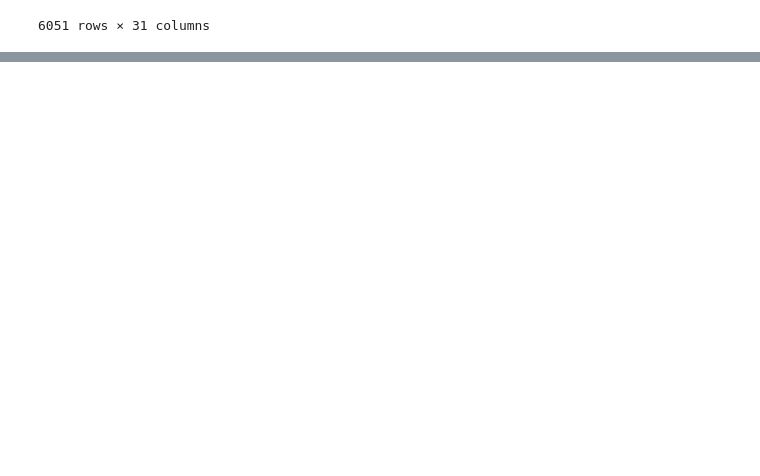
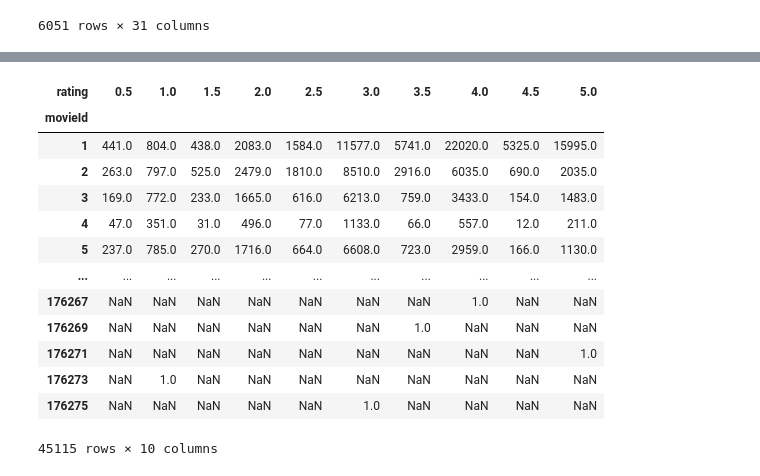
Before and after one commit to damiencorr/Movies-ETL, a Jupyter notebook: Module 8 ETL movies.ipynb, the cells around one changed output, grey strips where cells are left out. Drawn from its saved outputs; the diff is of its cells as text; code cells hidden in the pictures; blank space fills up the shorter version.

Commit message:
Transform and Merge Rating Data

```diff
--- a/Module 8 ETL movies.ipynb
+++ b/Module 8 ETL movies.ipynb
@@ -1716,0 +1746,24 @@ movies_df.rename({'id':'kaggle_id',
+# %%
+# Pivot this data so that movieId is the index
+# Columns will be all the rating values,
+# Rows will be the counts for each rating value
+
+rating_counts = ratings.groupby(['movieId','rating'], as_index=False).count() \
+                .rename({'userId':'count'}, axis=1) \
+                .pivot(index='movieId',columns='rating', values='count')
+rating_counts
+# %% [output]
+| rating | 0.5 | 1.0 | 1.5 | 2.0 | 2.5 | 3.0 | 3.5 | 4.0 | 4.5 | 5.0 |
+| movieId |  |  |  |  |  |  |  |  |  |  |
+| 1 | 441.0 | 804.0 | 438.0 | 2083.0 | 1584.0 | 11577.0 | 5741.0 | 22020.0 | 5325.0 | 15995.0 |
+| 2 | 263.0 | 797.0 | 525.0 | 2479.0 | 1810.0 | 8510.0 | 2916.0 | 6035.0 | 690.0 | 2035.0 |
+| 3 | 169.0 | 772.0 | 233.0 | 1665.0 | 616.0 | 6213.0 | 759.0 | 3433.0 | 154.0 | 1483.0 |
+| 4 | 47.0 | 351.0 | 31.0 | 496.0 | 77.0 | 1133.0 | 66.0 | 557.0 | 12.0 | 211.0 |
+| 5 | 237.0 | 785.0 | 270.0 | 1716.0 | 664.0 | 6608.0 | 723.0 | 2959.0 | 166.0 | 1130.0 |
+| ... | ... | ... | ... | ... | ... | ... | ... | ... | ... | ... |
+| 176267 | NaN | NaN | NaN | NaN | NaN | NaN | NaN | 1.0 | NaN | NaN |
+| 176269 | NaN | NaN | NaN | NaN | NaN | NaN | 1.0 | NaN | NaN | NaN |
+| 176271 | NaN | NaN | NaN | NaN | NaN | NaN | NaN | NaN | NaN | 1.0 |
+| 176273 | NaN | 1.0 | NaN | NaN | NaN | NaN | NaN | NaN | NaN | NaN |
+| 176275 | NaN | NaN | NaN | NaN | NaN | 1.0 | NaN | NaN | NaN | NaN |
+45115 rows × 10 columns
```
Also changed, not shown: parts of 6 cells of this notebook.
